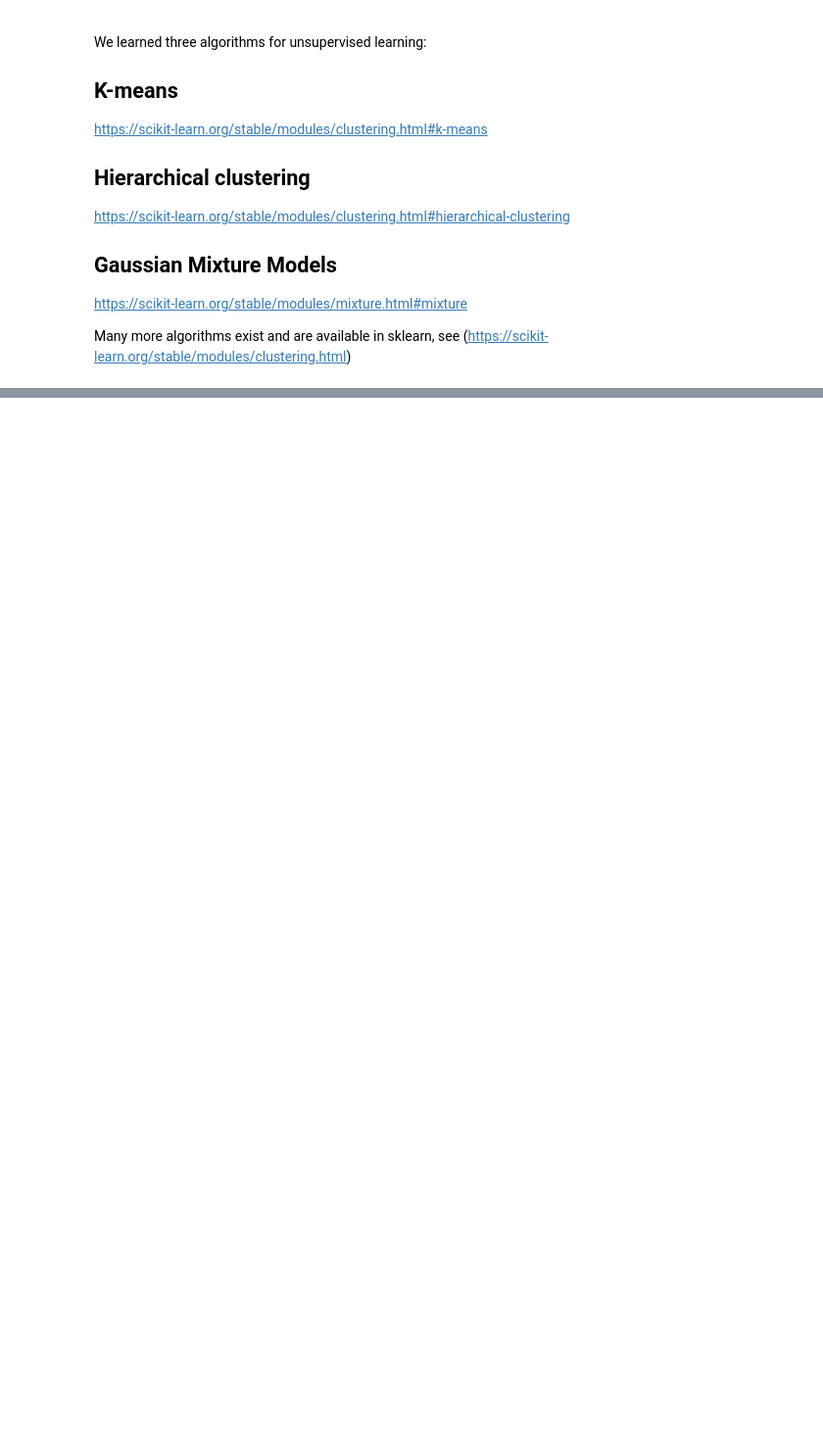
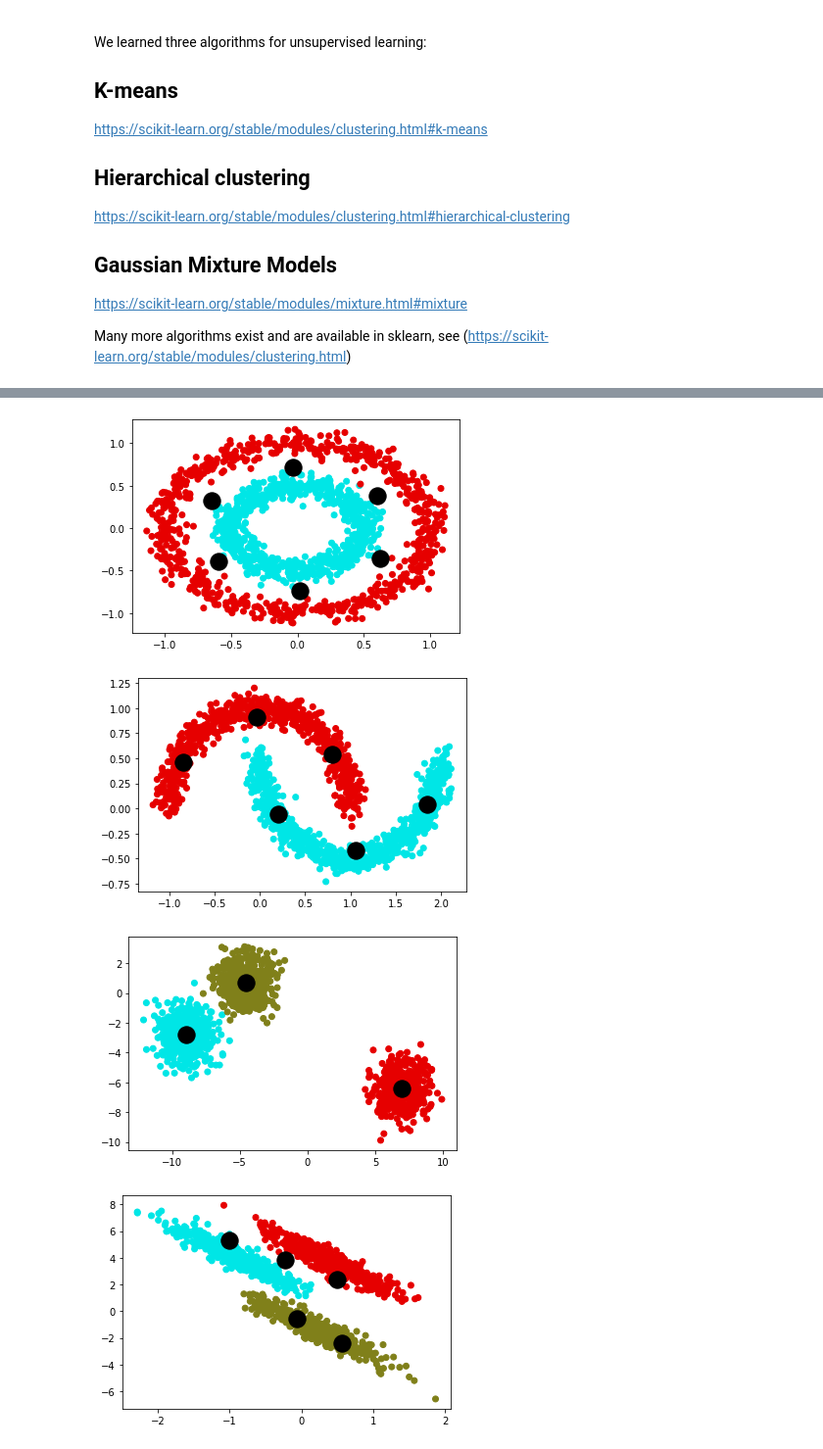
Before and after one commit to teoyi/scientific-computing-archive, a Jupyter notebook: sci-comp-II/Week-8/cluster-detection.ipynb, the cells around one changed output, grey strips where cells are left out. Shown at 98% size. Drawn from its saved outputs; the diff is of its cells as text; code cells hidden in the pictures; blank space fills up the shorter version.

Commit message:
Completed KMeans algorithm

```diff
--- a/sci-comp-II/Week-8/cluster-detection.ipynb
+++ b/sci-comp-II/Week-8/cluster-detection.ipynb
@@ -109,0 +136,53 @@ Applt the three algorithms discussed in class to the six datasets in this notebo
+# %%
+# Guide from: https://towardsdatascience.com/machine-learning-algorithms-part-9-k-means-example-in-python-f2ad05ed5203
+# To find the optimal number of clusters, we will use the elbow method
+# The elbow method states that the optimal number of cluster is derived from the value which a decrease in linear fashion is evident
+
+def optimal_cluster(data):
+    wcss = []
+    for i in range(1, 11):
+        kmeans = KMeans(n_clusters=i, init='k-means++', max_iter=300, n_init=10, random_state=0)
+        kmeans.fit(data)
+        wcss.append(kmeans.inertia_)
+    plt.plot(range(1, 11), wcss)
+    plt.title('Elbow Method')
+    plt.xlabel('Number of clusters')
+    plt.ylabel('WCSS')
+    plt.show()
+
+# Defining a function that generates the cluster centers
+def kvisual(datax, datay, cluster):
+    kmeans = KMeans(n_clusters = cluster, init ='k-means++', max_iter = 300, n_init = 10, random_state = 0)
+    pred_y = kmeans.fit_predict(datax)
+    plt.scatter(datax[:,0], datax[:,1], c = colors4[datay])
+    plt.scatter(kmeans.cluster_centers_[:, 0], kmeans.cluster_centers_[:, 1], s = 300, c = 'black')
+    plt.show()
+
+# Finding optimal cluster number
+# optimal_cluster(X1)
+# optimal_cluster(X2)
+# optimal_cluster(X3)
+# optimal_cluster(X4)
+# optimal_cluster(X5)
+# optimal_cluster(X6)
+
+# From the elbow methods the optimal number of clusters are as such
+c1 = 6
+c2 = 6
+c3 = 3
+c4 = 5
+c5 = 5
+c6 = 4
+
+# Visualizing KMeans data
+kvisual(X1, y1, c1)
+kvisual(X2, y2, c2)
+kvisual(X3, y3, c3)
+kvisual(X4, y4, c4)
+kvisual(X5, y5, c5)
+kvisual(X6, y6, c6)
+# %% [output]
+[figure, added]
+[figure, added]
+[figure, added]
+[figure, added]
```
Also changed, not shown: parts of 6 cells of this notebook.
